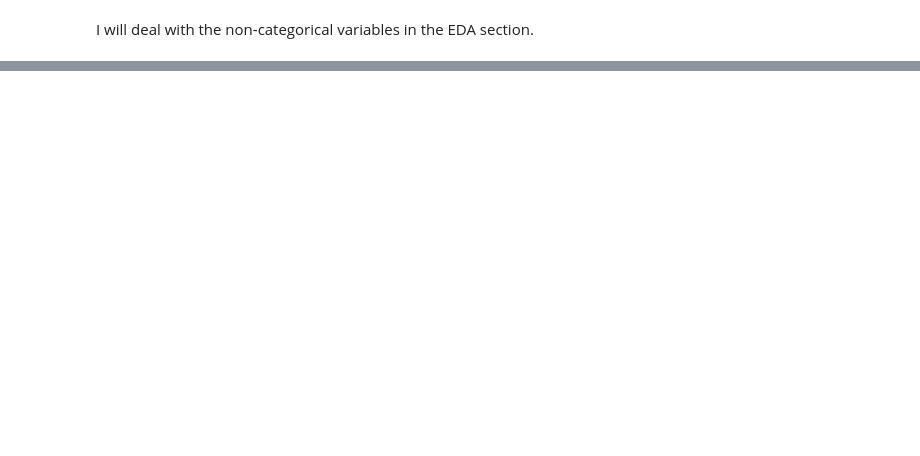
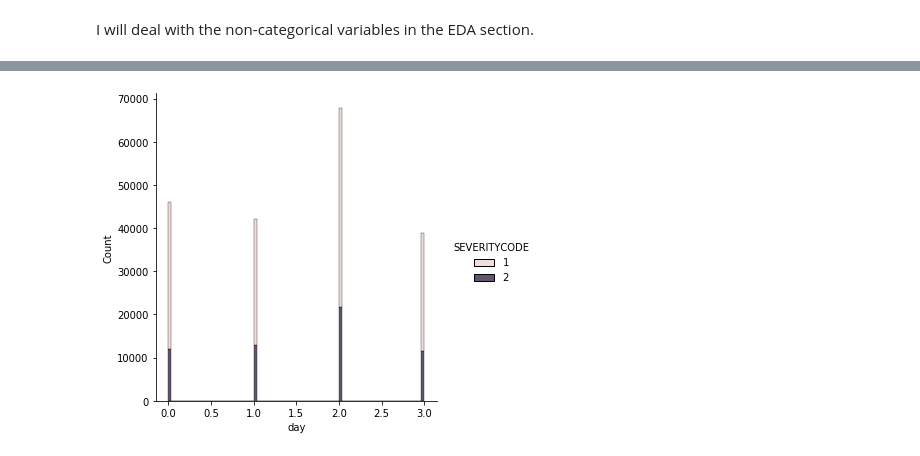
Before and after one commit to Simona-Pirani/Coursera_Capstone, a Jupyter notebook: Capstone.ipynb, the cells around one changed output, grey strips where cells are left out. Saved outputs shown, nothing was run; the diff lists cells and outputs as text; code cells hidden in the pictures; blank space fills up the shorter version.

```diff
--- a/Capstone.ipynb
+++ b/Capstone.ipynb
@@ -393,0 +543,3 @@ I will deal with the non-categorical variables in the EDA section.
+# %%
+Feature['day'] = Feature['DATE'].dt.hour
+Feature['day']
@@ -393,0 +561,4 @@ I will deal with the non-categorical variables in the EDA section.
+# %%
+Feature['day'] = Feature['day'].apply(lambda x: 0 if x< 6 else (1 if 6<=x<12 else (2 if 12<=x<18 else 3)))
+print(Feature['day'].head())
+print(Feature['day'].value_counts())
@@ -393,0 +586,5 @@ I will deal with the non-categorical variables in the EDA section.
+# %%
+sns.displot(Feature, x="day", hue="SEVERITYCODE", multiple="stack")
+plt.show()
+# %% [output]
+[figure, added]
```
Also changed, not shown: parts of 61 cells of this notebook.
